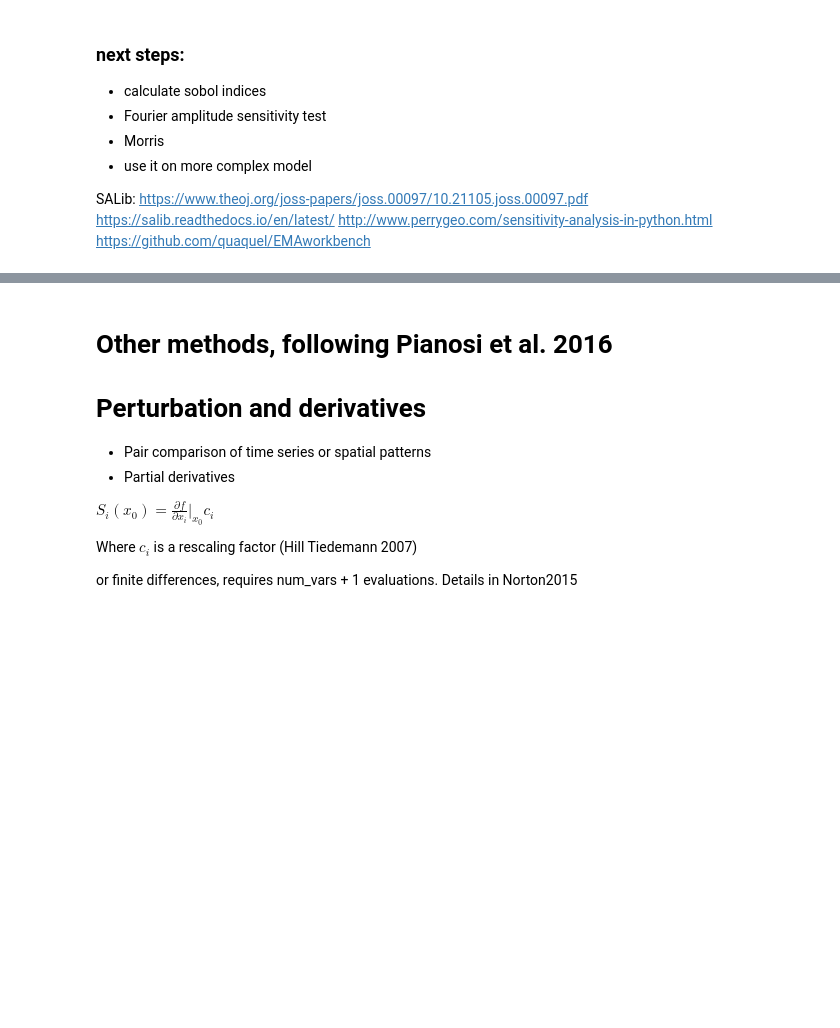
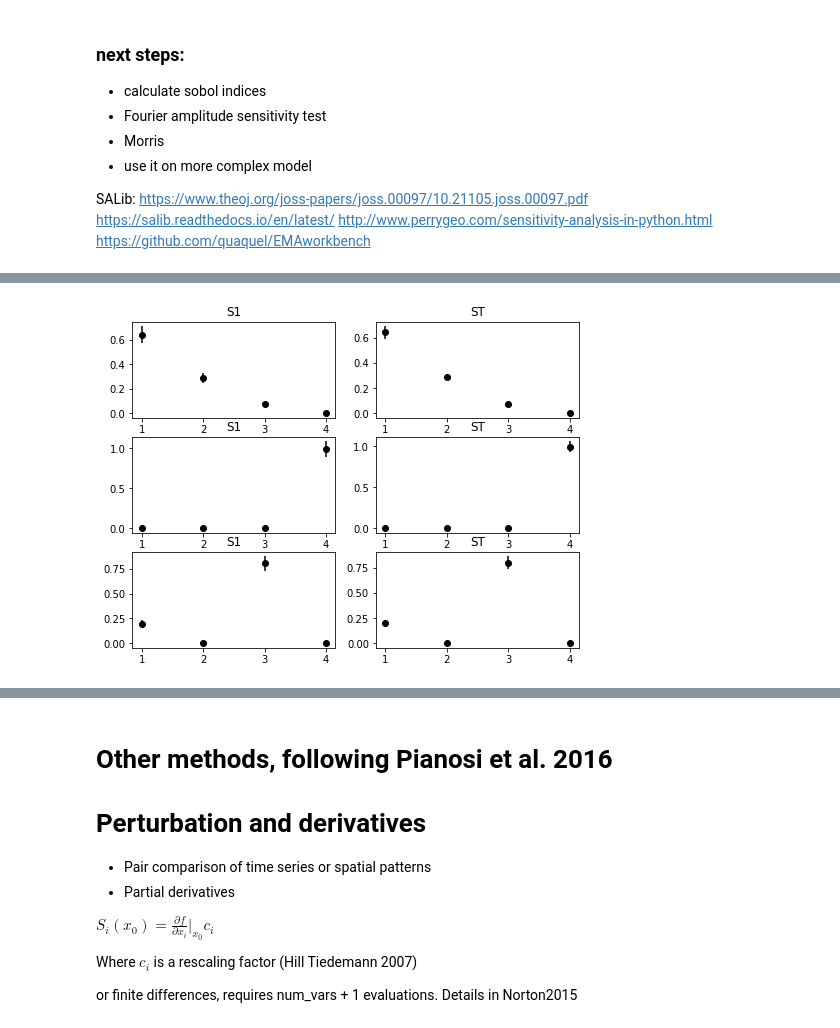
Before and after one commit to jnnr/models_oemof, a Jupyter notebook: sensitivity_analysis/Simple_sensitivity_analysis.ipynb, the cells around one changed output, grey strips where cells are left out. Cells and saved outputs as stored; diff of their text form; code cells hidden in the pictures; blank space fills up the shorter version.

```diff
--- a/sensitivity_analysis/Simple_sensitivity_analysis.ipynb
+++ b/sensitivity_analysis/Simple_sensitivity_analysis.ipynb
@@ -187,0 +200,36 @@ Text(0.5,1,'ST')
+# %%
+# we can imagine a situation where there are several output variables
+def model(x_1, x_2, x_3, x_4):
+    y = []
+    y.append(3*x_1 + 2*x_2 + x_3)
+    y.append(x_1**2 + x_2 - x_3 + x_4**3)
+    y.append(x_1 - 2*x_3)
+    return y
+
+problem = {
+  'num_vars': 4,
+  'names': ['x_1', 'x_2', 'x_3', 'x_4'],
+  'bounds': [[-20, 6]]*4
+}
+
+# Generate samples
+param_values = saltelli.sample(problem, 1000)
+
+# Run model (example)
+Y = model(param_values[:,0], param_values[:,1], param_values[:,2], param_values[:,3])
+
+# Perform analysis
+Si = []
+for i in [0,1,2]:
+    Si.append(sobol.analyze(problem, Y[i], print_to_console=False))
+    # Returns a dictionary with keys 'S1', 'S1_conf', 'ST', and 'ST_conf'
+    # (first and total-order indices with bootstrap confidence intervals)
+
+fig, ax = plt.subplots(3, 2, figsize=(8,6))
+for i in [0,1,2]:
+    ax[i,0].errorbar(x=[1,2,3,4],y=Si[i]['S1'], yerr=Si[i]['S1_conf'], fmt = 'o', color = 'k')
+    ax[i,0].set_title('S1')
+    ax[i,1].errorbar(x=[1,2,3,4],y=Si[i]['ST'], yerr=Si[i]['ST_conf'], fmt = 'o', color = 'k')
+    ax[i,1].set_title('ST')
+# %% [output]
+[figure, added]
```
Also changed, not shown: parts of 7 cells of this notebook.
